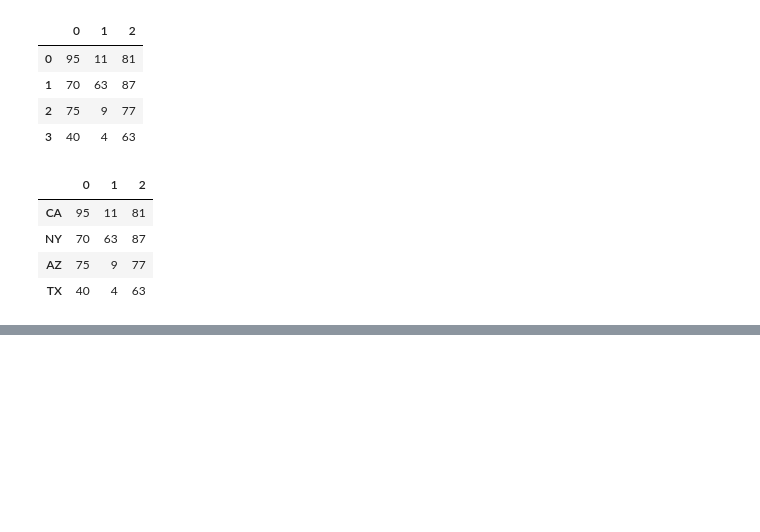
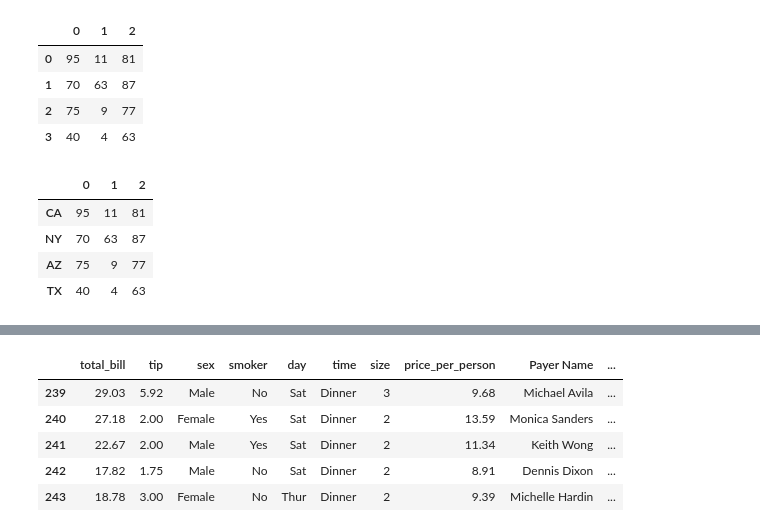
Before and after one commit to ayushgupta-repo/DATA_SCIENCE, a Jupyter notebook: 05_pandas/video_4.ipynb, the cells around one changed output, grey strips where cells are left out. Saved outputs shown, nothing was run; the diff lists cells and outputs as text; code cells hidden in the pictures; blank space fills up the shorter version.

```diff
--- a/05_pandas/video_4.ipynb
+++ b/05_pandas/video_4.ipynb
@@ -107,0 +146,10 @@ df3
+# %%
+# to get number of rows from last
+df.tail() # by default you will get 5 rows from last
+# %% [output]
+|  | total_bill | tip | sex | smoker | day | time | size | price_per_person | Payer Name | ... |
+| 239 | 29.03 | 5.92 | Male | No | Sat | Dinner | 3 | 9.68 | Michael Avila | ... |
+| 240 | 27.18 | 2.00 | Female | Yes | Sat | Dinner | 2 | 13.59 | Monica Sanders | ... |
+| 241 | 22.67 | 2.00 | Male | Yes | Sat | Dinner | 2 | 11.34 | Keith Wong | ... |
+| 242 | 17.82 | 1.75 | Male | No | Sat | Dinner | 2 | 8.91 | Dennis Dixon | ... |
+| 243 | 18.78 | 3.00 | Female | No | Thur | Dinner | 2 | 9.39 | Michelle Hardin | ... |
```
Also changed, not shown: parts of 10 cells of this notebook.
